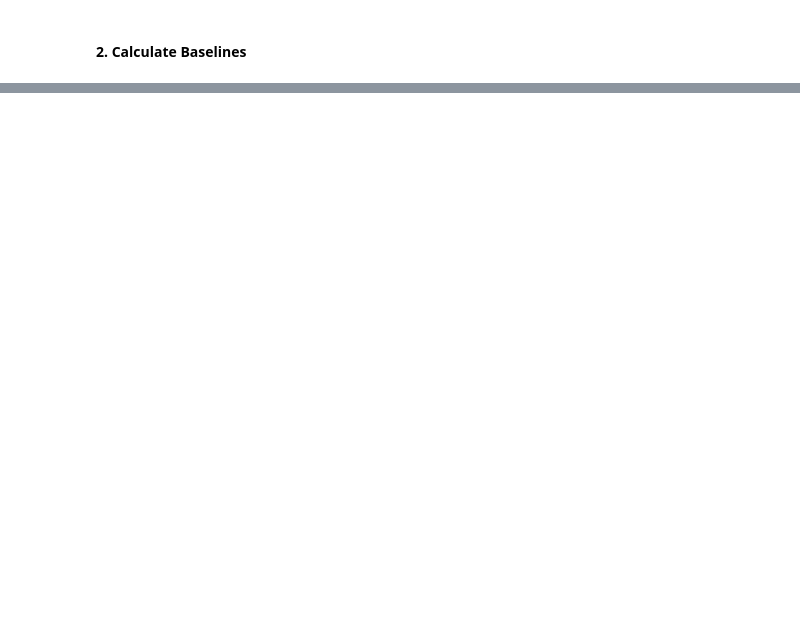
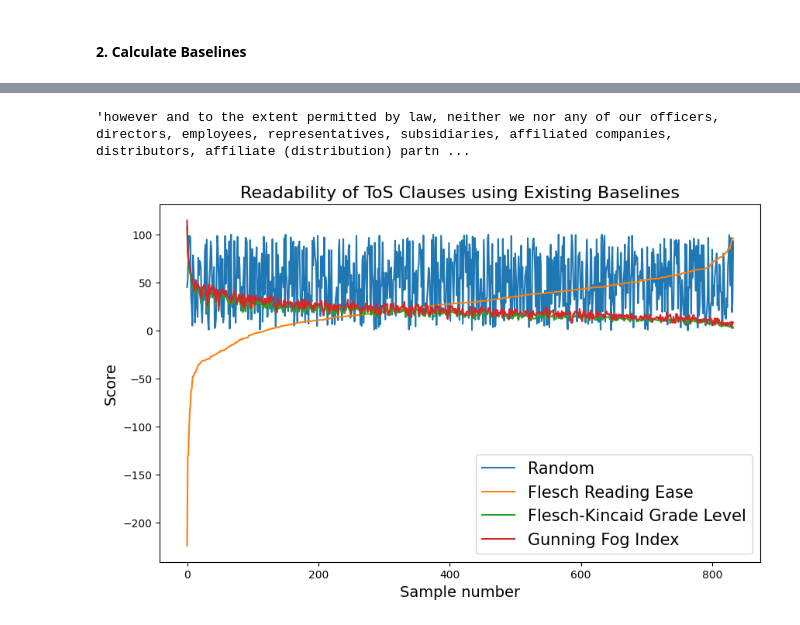
Before and after one commit to kristinemcl/tos-analysis, a Jupyter notebook: analyze.ipynb, the cells around one changed output, grey strips where cells are left out. Cells and saved outputs as stored; diff of their text form; code cells hidden in the pictures; blank space fills up the shorter version.

Commit message:
Finished baselines, added random sampling

```diff
--- a/analyze.ipynb
+++ b/analyze.ipynb
@@ -139,0 +151,5 @@ import textstat
+# %%
+# Baseline 1: Random performance. Putting on scale of Flesch Reading Ease, 0-100
+readability_baselines = data_clear.copy()
+readability_baselines['random'] = np.random.uniform(0, 100, size=len(readability_baselines))
+readability_baselines.head()
@@ -140,6 +163,18 @@ import textstat
 # %%
-def get_readability_score(clause):
-    flesch_kincaid = textstat.flesch_kincaid_grade(clause) # 0-100. Higher = easier.
+# Baseline 2: Traditional readability metrics
+# Flesch Reading Ease, Flesch-Kincaid Grade Level, and Gunning Fog Index
+def get_readability_scores(clause):
     flesch_ease = textstat.flesch_reading_ease(clause) # 0-100. Higher = easier
-    gunning_fog = textstat.gunning_fog(clause) # 0-20. Years of education needed. Higher = more difficult
-    smog = textstat.smog_index(clause) # 0- ~20? No upper bound. Years of education needed, based heavily on # polysyllabic words
+    flesch_kincaid = textstat.flesch_kincaid_grade(clause) # 0-~20. US grade level required. Higher = more difficult
+    gunning_fog = textstat.gunning_fog(clause) # 0-~20. Years of education needed. Higher = more difficult
+
+    return pd.Series({
+        "flesch_ease": flesch_ease,
+        "fk_grade": flesch_kincaid,
+        "gunning_fog": gunning_fog
+    })
+# %%
+# Apply function to the text column and create new df with those scores
+scores = readability_baselines["text"].apply(get_readability_scores)
+readability_baselines = pd.concat([readability_baselines, scores], axis=1)
+readability_baselines.head()
@@ -145,0 +201,4 @@ def get_readability_score(clause):
+# %%
+# Sort for visualization
+baselines_sorted = readability_baselines.sort_values(by='flesch_ease', ascending=True)
+baselines_sorted.head()
@@ -145,0 +212,22 @@ def get_readability_score(clause):
+# %%
+# Examining clause rated most unreadable across all baselines
+baselines_sorted.iloc[0]['text']
+# %% [output]
+'however and to the extent permitted by law, neither we nor any of our officers, directors, employees, representatives, subsidiaries, affiliated companies, distributors, affiliate (distribution) partn ...
+# %%
+# Generate plot to visualize baseline trend
+x = list(range(0, len(baselines_sorted)))
+plt.figure(figsize=(10, 6))
+plt.plot(x, baselines_sorted['random'].tolist(), label='Random')
+plt.plot(x, baselines_sorted['flesch_ease'].tolist(), label='Flesch Reading Ease')
+plt.plot(x, baselines_sorted['fk_grade'].tolist(), label='Flesch-Kincaid Grade Level')
+plt.plot(x, baselines_sorted['gunning_fog'].tolist(), label='Gunning Fog Index')
+
+plt.xlabel('Sample number', fontsize=14)
+plt.ylabel('Score', fontsize=14)
+plt.title('Readability of ToS Clauses using Existing Baselines', fontsize=16)
+
+plt.legend(fontsize=15)
+plt.show()
+# %% [output]
+[figure, added]
```
Also changed, not shown: parts of 8 cells of this notebook, 1 other file.
